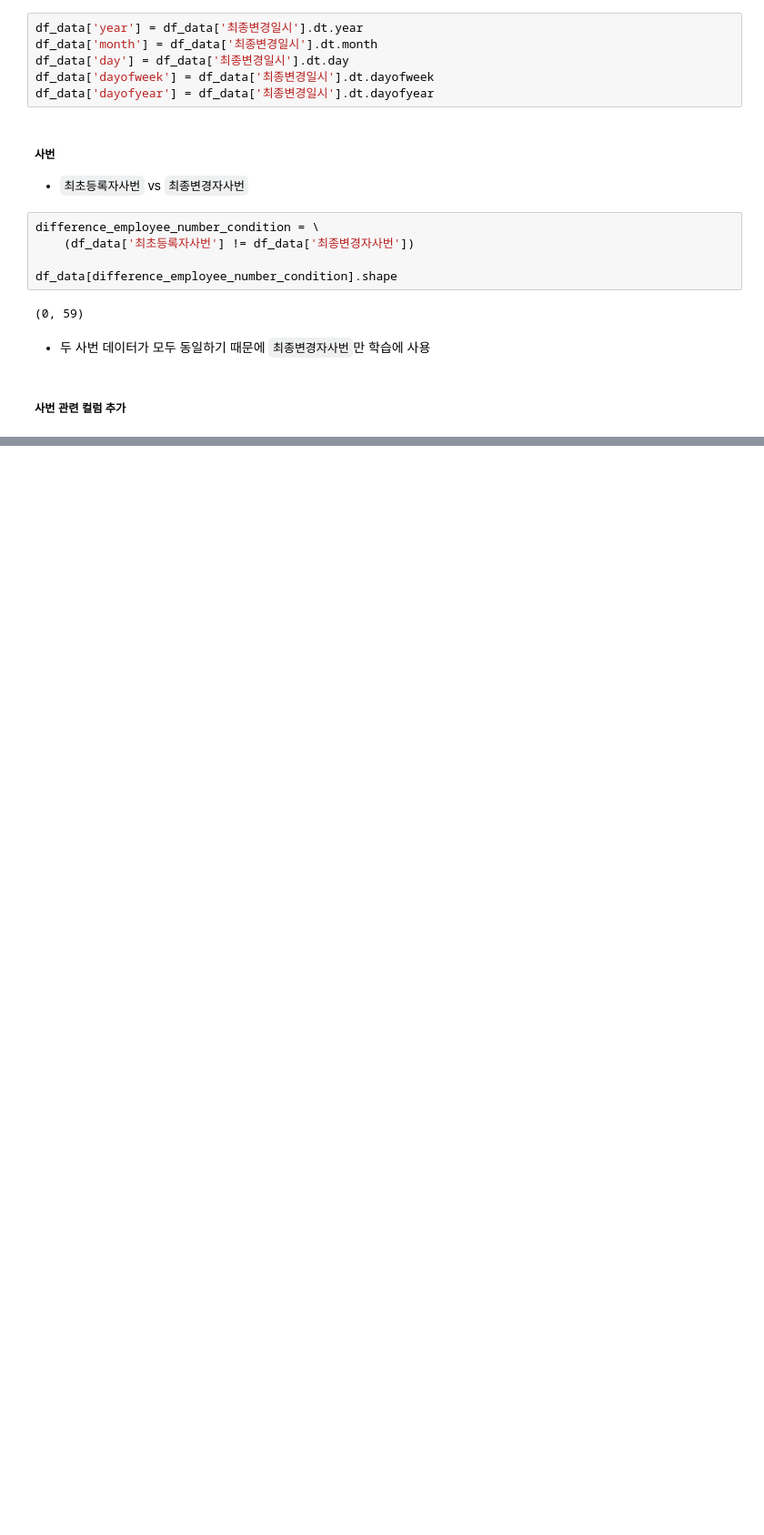
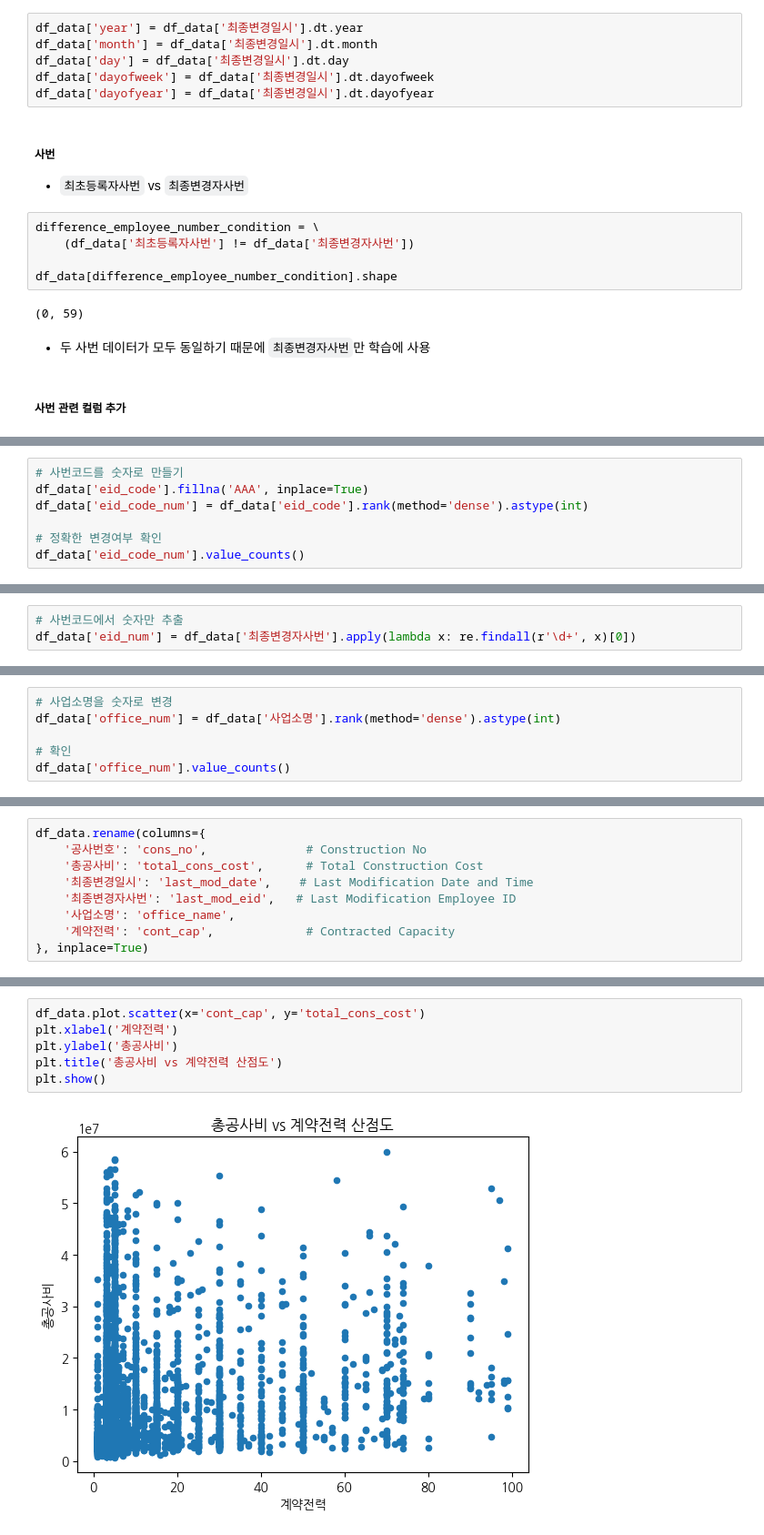
Before and after one commit to freemancho1/ai-projects, a Jupyter notebook: 42-AIDDD-T213P310/3rd-xy/ba-pp-cons.ipynb, the cells around one changed output, grey strips where cells are left out. Shown at 91% size. Saved outputs shown, nothing was run; the diff lists cells and outputs as text; blank space fills up the shorter version.

```diff
--- a/42-AIDDD-T213P310/3rd-xy/ba-pp-cons.ipynb
+++ b/42-AIDDD-T213P310/3rd-xy/ba-pp-cons.ipynb
@@ -160,0 +172,7 @@ df_data['사번코드'].value_counts()
+# %%
+# 사번코드를 숫자로 만들기
+df_data['eid_code'].fillna('AAA', inplace=True)
+df_data['eid_code_num'] = df_data['eid_code'].rank(method='dense').astype(int)
+
+# 정확한 변경여부 확인
+df_data['eid_code_num'].value_counts()
@@ -160,0 +215,3 @@ df_data['사번코드'].value_counts()
+# %%
+# 사번코드에서 숫자만 추출
+df_data['eid_num'] = df_data['최종변경자사번'].apply(lambda x: re.findall(r'\d+', x)[0])
@@ -160,0 +237,6 @@ df_data['사번코드'].value_counts()
+# %%
+# 사업소명을 숫자로 변경
+df_data['office_num'] = df_data['사업소명'].rank(method='dense').astype(int)
+
+# 확인
+df_data['office_num'].value_counts()
@@ -160,0 +259,9 @@ df_data['사번코드'].value_counts()
+# %%
+df_data.rename(columns={
+    '공사번호': 'cons_no',              # Construction No
+    '총공사비': 'total_cons_cost',      # Total Construction Cost
+    '최종변경일시': 'last_mod_date',    # Last Modification Date and Time
+    '최종변경자사번': 'last_mod_eid',   # Last Modification Employee ID
+    '사업소명': 'office_name',
+    '계약전력': 'cont_cap',             # Contracted Capacity
+}, inplace=True)
@@ -160,0 +284,8 @@ df_data['사번코드'].value_counts()
+# %%
+df_data.plot.scatter(x='cont_cap', y='total_cons_cost')
+plt.xlabel('계약전력')
+plt.ylabel('총공사비')
+plt.title('총공사비 vs 계약전력 산점도')
+plt.show()
+# %% [output]
+[figure, added]
```
Also changed, not shown: parts of 15 cells of this notebook, 4 other files.
